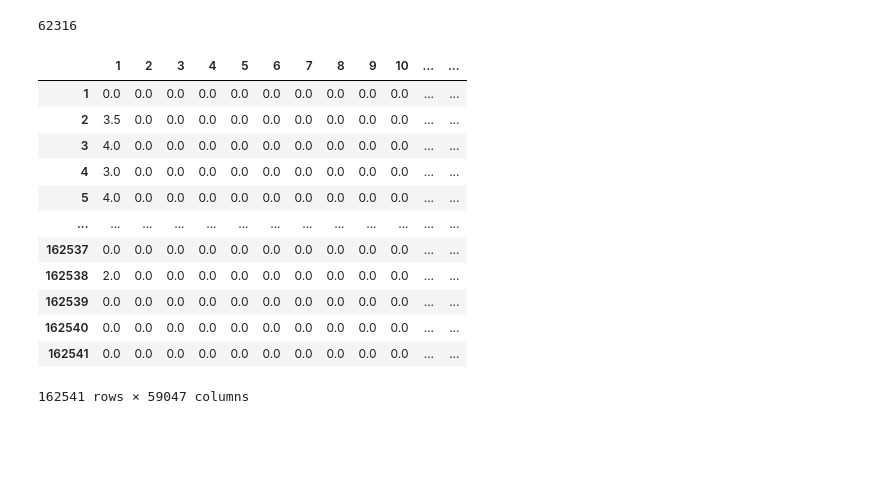
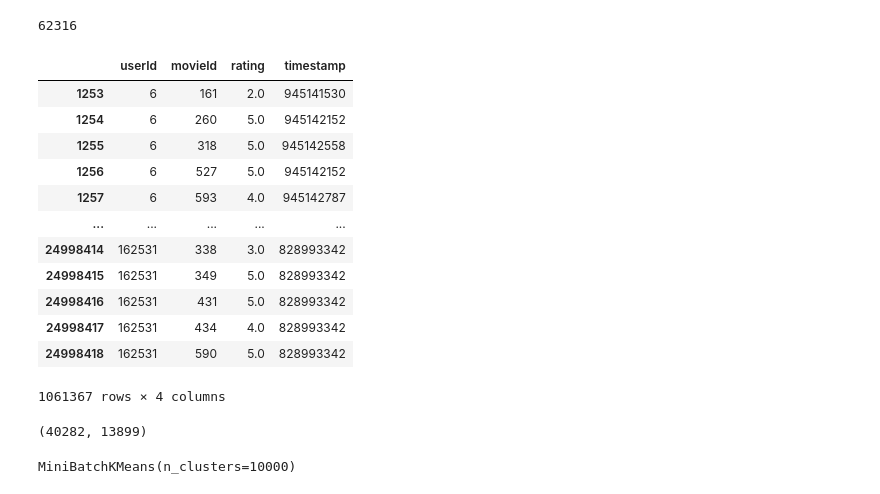
Before and after one commit to joaquim-oliveira-neto/rogue, a Jupyter notebook: notebooks/joaquim-exploration.ipynb, the cells around one changed output. Cells and saved outputs as stored; diff of their text form; code cells hidden in the pictures; blank space fills up the shorter version.

```diff
--- a/notebooks/joaquim-exploration.ipynb
+++ b/notebooks/joaquim-exploration.ipynb
@@ -501,6 +501,25 @@ len(movies.movieId)
 len(movies.movieId.unique())
 # %% [output]
 62316
+# %%
+ratings_per_user = ratings.userId.value_counts()
+users_that_rated_at_most_35_movies = ratings_per_user[ratings_per_user<=35].index
+ratings_l35 = ratings[ratings.userId.isin(users_that_rated_at_most_35_movies)]
+ratings_l35
+# %% [output]
+|  | userId | movieId | rating | timestamp |
+| 1253 | 6 | 161 | 2.0 | 945141530 |
+| 1254 | 6 | 260 | 5.0 | 945142152 |
+| 1255 | 6 | 318 | 5.0 | 945142558 |
+| 1256 | 6 | 527 | 5.0 | 945142152 |
+| 1257 | 6 | 593 | 4.0 | 945142787 |
+| ... | ... | ... | ... | ... |
+| 24998414 | 162531 | 338 | 3.0 | 828993342 |
+| 24998415 | 162531 | 349 | 5.0 | 828993342 |
+| 24998416 | 162531 | 431 | 5.0 | 828993342 |
+| 24998417 | 162531 | 434 | 4.0 | 828993342 |
+| 24998418 | 162531 | 590 | 5.0 | 828993342 |
+1061367 rows × 4 columns
 # %%
 from scipy.sparse import csr_matrix
 from pandas.api.types import CategoricalDtype
@@ -518,16 +535,4 @@ df = pd.DataFrame.sparse.from_spmatrix(sparse_matrix, index=user_c.categories, c
-# %%
-df
-# %% [output]
-|  | 1 | 2 | 3 | 4 | 5 | 6 | 7 | 8 | 9 | 10 | ... | ... |
-| 1 | 0.0 | 0.0 | 0.0 | 0.0 | 0.0 | 0.0 | 0.0 | 0.0 | 0.0 | 0.0 | ... | ... |
-| 2 | 3.5 | 0.0 | 0.0 | 0.0 | 0.0 | 0.0 | 0.0 | 0.0 | 0.0 | 0.0 | ... | ... |
-| 3 | 4.0 | 0.0 | 0.0 | 0.0 | 0.0 | 0.0 | 0.0 | 0.0 | 0.0 | 0.0 | ... | ... |
-| 4 | 3.0 | 0.0 | 0.0 | 0.0 | 0.0 | 0.0 | 0.0 | 0.0 | 0.0 | 0.0 | ... | ... |
-| 5 | 4.0 | 0.0 | 0.0 | 0.0 | 0.0 | 0.0 | 0.0 | 0.0 | 0.0 | 0.0 | ... | ... |
-| ... | ... | ... | ... | ... | ... | ... | ... | ... | ... | ... | ... | ... |
-| 162537 | 0.0 | 0.0 | 0.0 | 0.0 | 0.0 | 0.0 | 0.0 | 0.0 | 0.0 | 0.0 | ... | ... |
-| 162538 | 2.0 | 0.0 | 0.0 | 0.0 | 0.0 | 0.0 | 0.0 | 0.0 | 0.0 | 0.0 | ... | ... |
-| 162539 | 0.0 | 0.0 | 0.0 | 0.0 | 0.0 | 0.0 | 0.0 | 0.0 | 0.0 | 0.0 | ... | ... |
-| 162540 | 0.0 | 0.0 | 0.0 | 0.0 | 0.0 | 0.0 | 0.0 | 0.0 | 0.0 | 0.0 | ... | ... |
-| 162541 | 0.0 | 0.0 | 0.0 | 0.0 | 0.0 | 0.0 | 0.0 | 0.0 | 0.0 | 0.0 | ... | ... |
-162541 rows × 59047 columns
+# %%
+sparse_matrix.shape
+# %% [output]
+(40282, 13899)
@@ -533,0 +544,7 @@ df
+# %%
+from sklearn.cluster import MiniBatchKMeans, KMeans
+
+mbkm = MiniBatchKMeans(n_clusters=10000)
+mbkm.fit(sparse_matrix)
+# %% [output]
+MiniBatchKMeans(n_clusters=10000)
```
Also changed, not shown: parts of 29 cells of this notebook.
